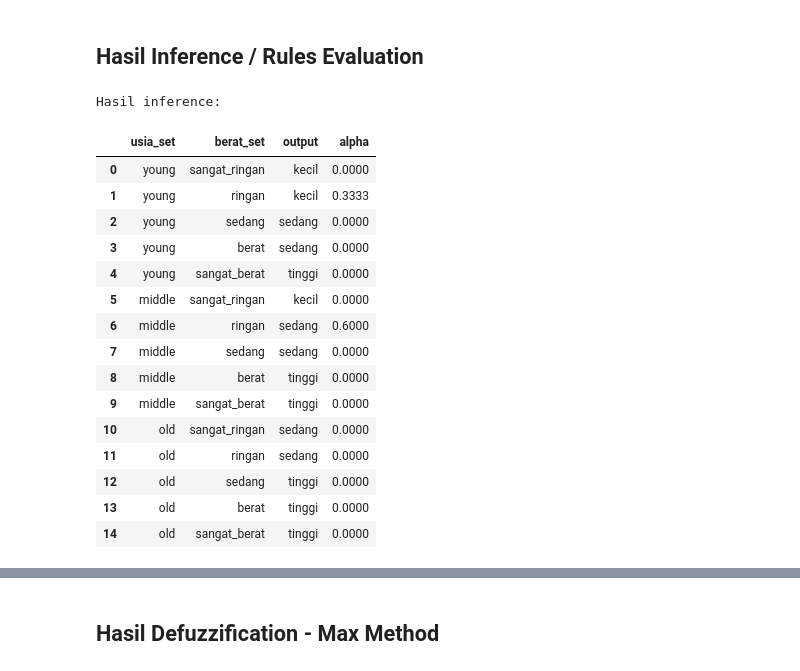
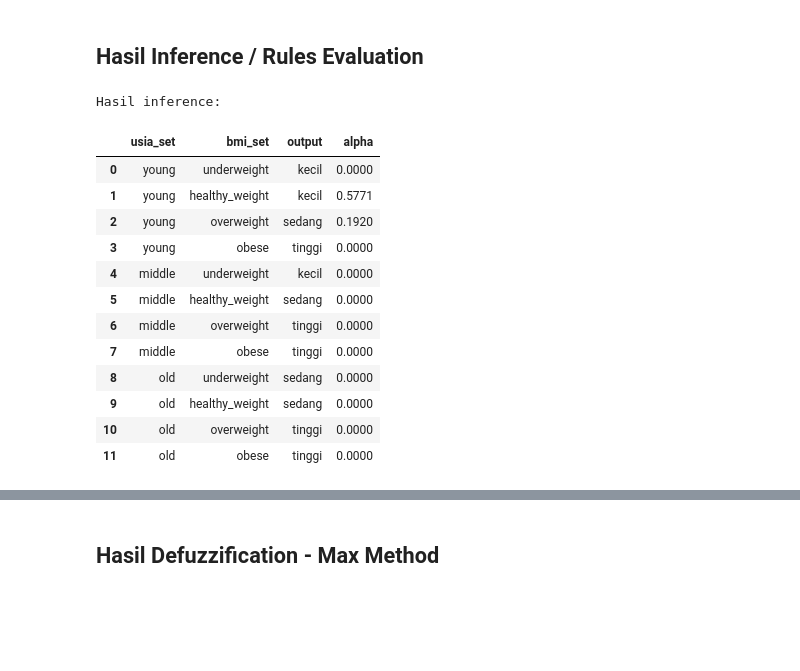
Before and after one commit to gustigratia/Soft-Computing-Projects, a Jupyter notebook: fuzzy-diabetes-risk-defuzzification/fuzzy_diabetes.ipynb, the cells around one changed output, grey strips where cells are left out. Saved outputs shown, nothing was run; the diff lists cells and outputs as text; code cells hidden in the pictures; blank space fills up the shorter version.

```diff
--- a/fuzzy-diabetes-risk-defuzzification/fuzzy_diabetes.ipynb
+++ b/fuzzy-diabetes-risk-defuzzification/fuzzy_diabetes.ipynb
@@ -435,0 +330,15 @@ dtype: float64
+# %%
+sample = data.iloc[1]
+u = float(sample["Usia"])
+b = float(sample["BMI"])
+
+print("Pasien:")
+print(sample)
+
+usia_val, bmi_val = fuzzify(u, b)
+
+print("\nDerajat keanggotaan usia:")
+print(pd.Series(usia_val))
+
+print("\nDerajat keanggotaan BMI:")
+print(pd.Series(bmi_val))
@@ -438,77 +368,56 @@ dtype: float64
 # %%
 from IPython.display import display
 
 df_inf = inference(u, b)
-usia_val, berat_val = fuzzify(u, b)
+usia_val, bmi_val = fuzzify(u, b)
 
 print("\nHasil inference:")
 display(df_inf)
 
 col_usia   = "usia_set"
-col_berat  = "berat_set"
+col_bmi    = "bmi_set"
 col_output = "output"
 col_alpha  = "alpha"
 
 usia_order = ["young", "middle", "old"]
-berat_order = ["sangat_ringan", "ringan", "sedang", "berat", "sangat_berat"]
+bmi_order = ["underweight", "healthy_weight", "overweight", "obese"]
 
 df_inf[col_usia] = pd.Categorical(df_inf[col_usia], categories=usia_order, ordered=True)
-df_inf[col_berat] = pd.Categorical(df_inf[col_berat], categories=berat_order, ordered=True)
+df_inf[col_bmi] = pd.Categorical(df_inf[col_bmi], categories=bmi_order, ordered=True)
 
 tbl_output = df_inf.pivot_table(
     index=col_usia,
-    columns=col_berat,
+    columns=col_bmi,
     values=col_output,
-    aggfunc="first"
-).reindex(index=usia_order, columns=berat_order)
+    aggfunc="first",
+    observed=False
+).reindex(index=usia_order, columns=bmi_order)
 
 tbl_alpha = df_inf.pivot_table(
     index=col_usia,
-    columns=col_berat,
+    columns=col_bmi,
     values=col_alpha,
-    aggfunc="first"
-).reindex(index=usia_order, columns=berat_order)
+    aggfunc="first",
+    observed=False
+).reindex(index=usia_order, columns=bmi_order)
 
-row_labels_eval = []
-for k in usia_order:
-    mu = usia_val[k]
-    if mu > 0:
-        row_labels_eval.append(f"{mu:.1f}")
-    else:
-        row_labels_eval.append(k)
-
-col_labels_eval = []
-for k in berat_order:
-    mu = berat_val[k]
-    if mu > 0:
-        col_labels_eval.append(f"{mu:.1f}")
-    else:
-        col_labels_eval.append(k)
-
-tbl_alpha_show = tbl_alpha.copy()
-tbl_alpha_show.index = row_labels_eval
-tbl_alpha_show.columns = col_labels_eval
-
-print("Tabel Rules Output:")
+print("\nTabel output rules:")
 display(tbl_output)
 
-print("Tabel Rules Evaluation (MIN):")
-display(tbl_alpha_show)
+print("\nTabel alpha tiap rule:")
+display(tbl_alpha)
 # %% [output]
 Hasil inference:
-|  | usia_set | berat_set | output | alpha |
-| 0 | young | sangat_ringan | kecil | 0.0000 |
-| 1 | young | ringan | kecil | 0.3333 |
-| 2 | young | sedang | sedang | 0.0000 |
-| 3 | young | berat | sedang | 0.0000 |
-| 4 | young | sangat_berat | tinggi | 0.0000 |
-| 5 | middle | sangat_ringan | kecil | 0.0000 |
-| 6 | middle | ringan | sedang | 0.6000 |
-| 7 | middle | sedang | sedang | 0.0000 |
-| 8 | middle | berat | tinggi | 0.0000 |
-| 9 | middle | sangat_berat | tinggi | 0.0000 |
-| 10 | old | sangat_ringan | sedang | 0.0000 |
-| 11 | old | ringan | sedang | 0.0000 |
-| 12 | old | sedang | tinggi | 0.0000 |
-| 13 | old | berat | tinggi | 0.0000 |
-| 14 | old | sangat_berat | tinggi | 0.0000 |
+|  | usia_set | bmi_set | output | alpha |
+| 0 | young | underweight | kecil | 0.0000 |
+| 1 | young | healthy_weight | kecil | 0.5771 |
+| 2 | young | overweight | sedang | 0.1920 |
+| 3 | young | obese | tinggi | 0.0000 |
+| 4 | middle | underweight | kecil | 0.0000 |
+| 5 | middle | healthy_weight | sedang | 0.0000 |
+| 6 | middle | overweight | tinggi | 0.0000 |
+| 7 | middle | obese | tinggi | 0.0000 |
+| 8 | old | underweight | sedang | 0.0000 |
+| 9 | old | healthy_weight | sedang | 0.0000 |
+| 10 | old | overweight | tinggi | 0.0000 |
+| 11 | old | obese | tinggi | 0.0000 |
```
Also changed, not shown: parts of 21 cells of this notebook.
